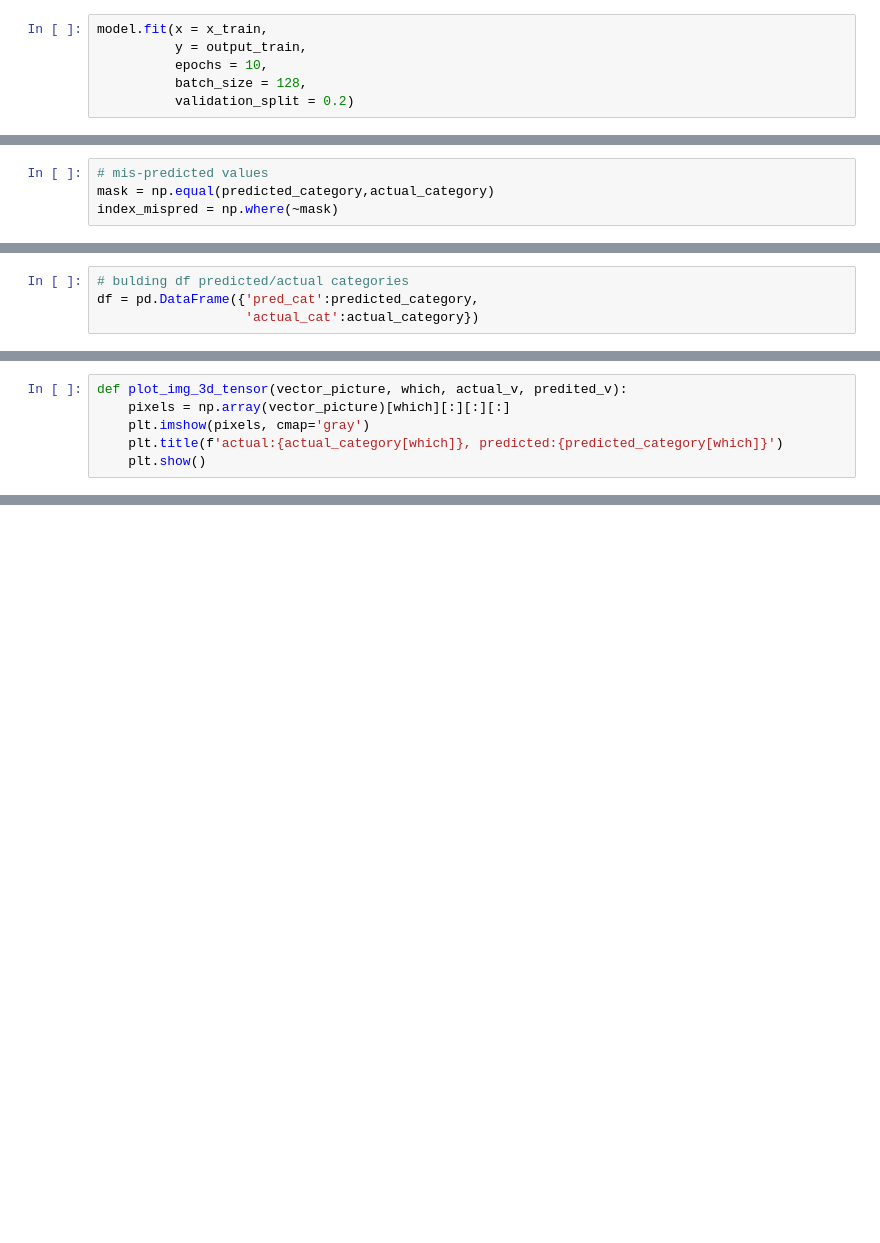
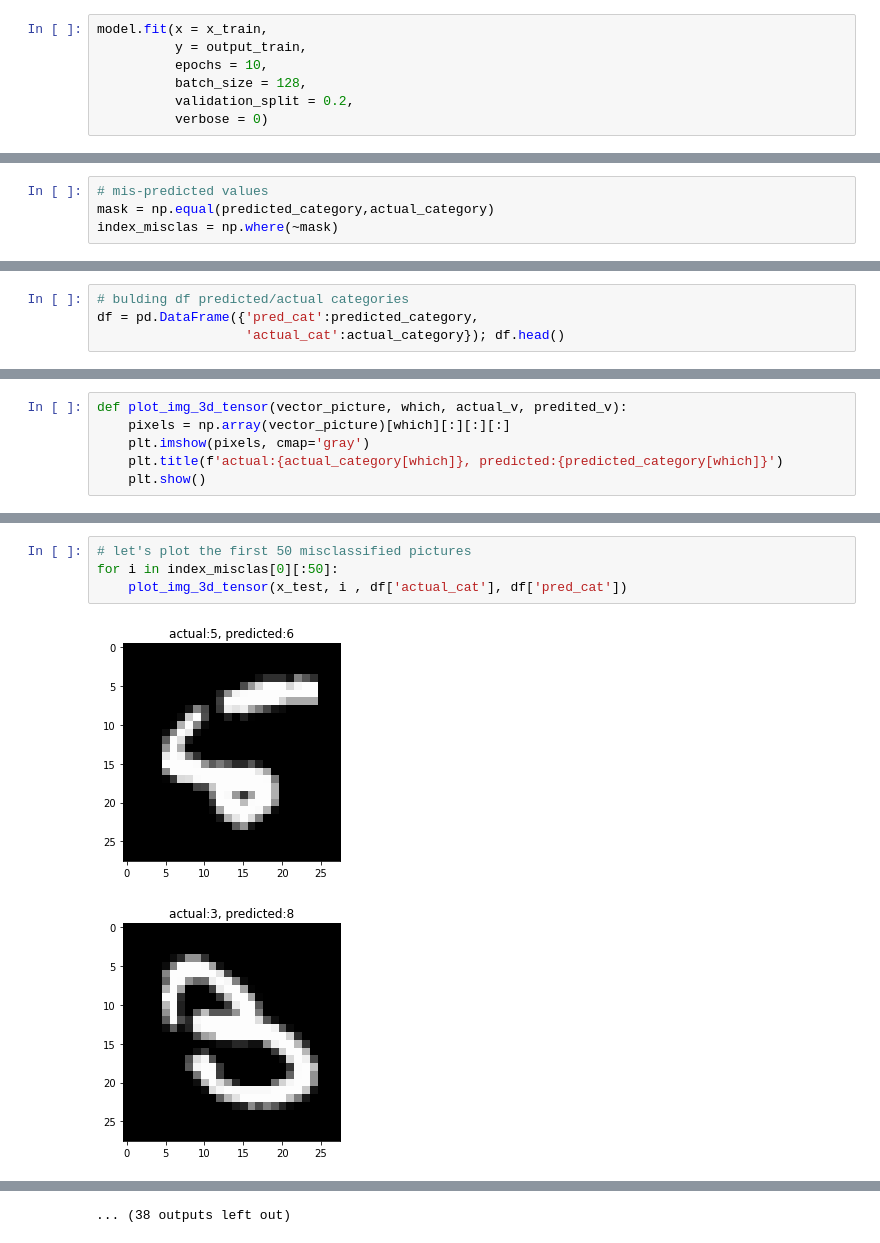
Before and after one commit to loremarchi/hands-on-machine-learning-R-module-3-python, a Jupyter notebook: 4_convolutional.ipynb, the cells around one changed output, grey strips where cells are left out. Cells and saved outputs as stored; diff of their text form; blank space fills up the shorter version.

Commit message:
update
3) minor adjustments
4) added pictures and comments, improved code

```diff
--- a/4_convolutional.ipynb
+++ b/4_convolutional.ipynb
@@ -125,5 +141,6 @@ model.fit(x = x_train,
           y = output_train,
           epochs = 10,
           batch_size = 128,
-          validation_split = 0.2)
+          validation_split = 0.2,
+          verbose = 0)
 # %% [output]
@@ -164,7 +164,7 @@ actual_category = np.argmax(output_test, axis = 1)
 # %%
 # mis-predicted values
 mask = np.equal(predicted_category,actual_category)
-index_mispred = np.where(~mask)
+index_misclas = np.where(~mask)
 # %% [markdown]
 The number of mis-predicted values
 # %%
@@ -177,4 +185,4 @@ The number of mis-predicted values
 # %%
 # bulding df predicted/actual categories
 df = pd.DataFrame({'pred_cat':predicted_category,
-                   'actual_cat':actual_category})
+                   'actual_cat':actual_category}); df.head()
@@ -208,0 +225,7 @@ model.layers
+# %%
+# let's plot the first 50 misclassified pictures
+for i in index_misclas[0][:50]:
+    plot_img_3d_tensor(x_test, i , df['actual_cat'], df['pred_cat'])
+# %% [output]
+[figure, added]
+[figure, added]
@@ -208,0 +242 @@ model.layers
+... (38 outputs left out)
```
Also changed, not shown: parts of 31 cells of this notebook, 1 other file.
